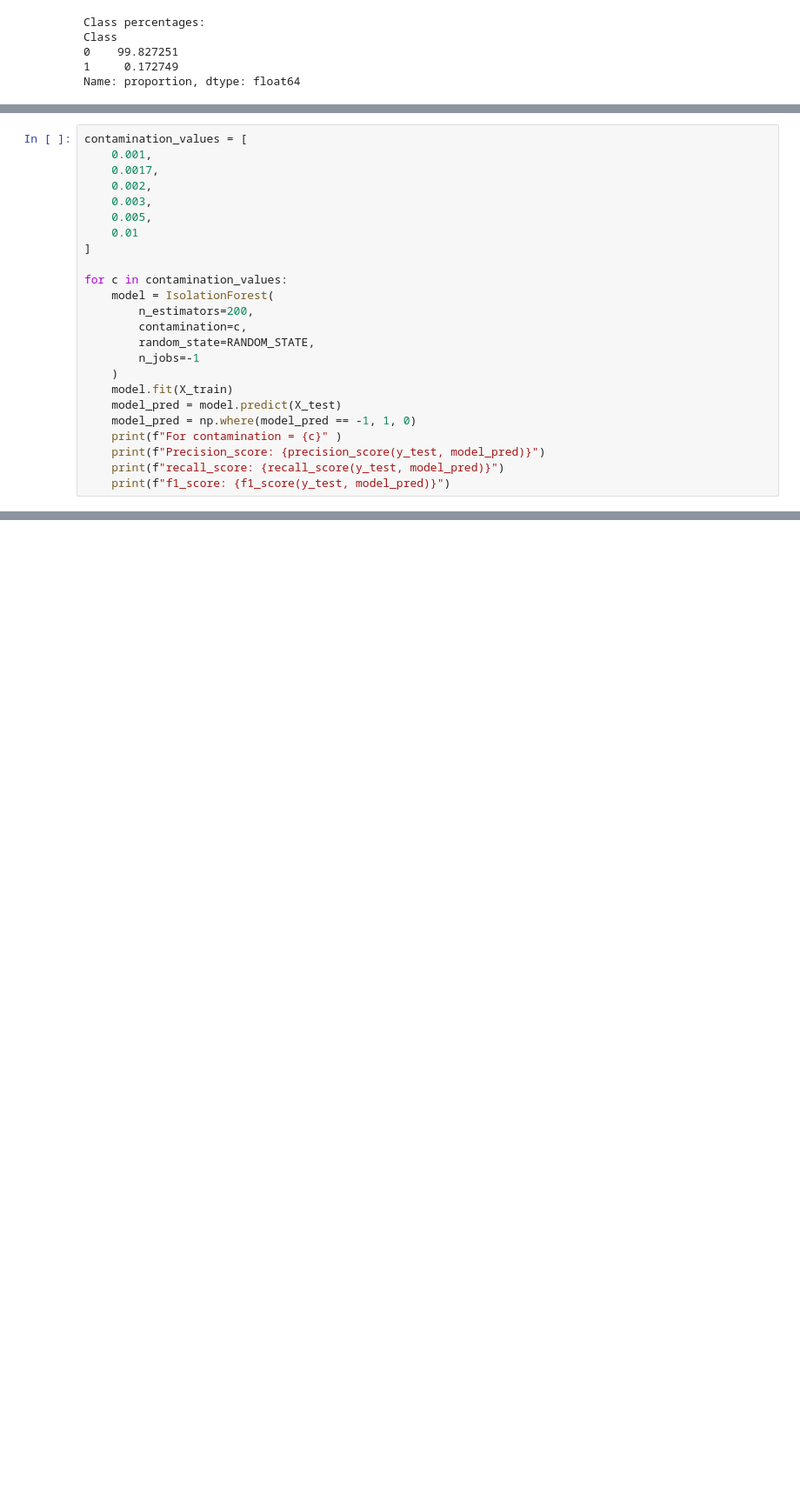
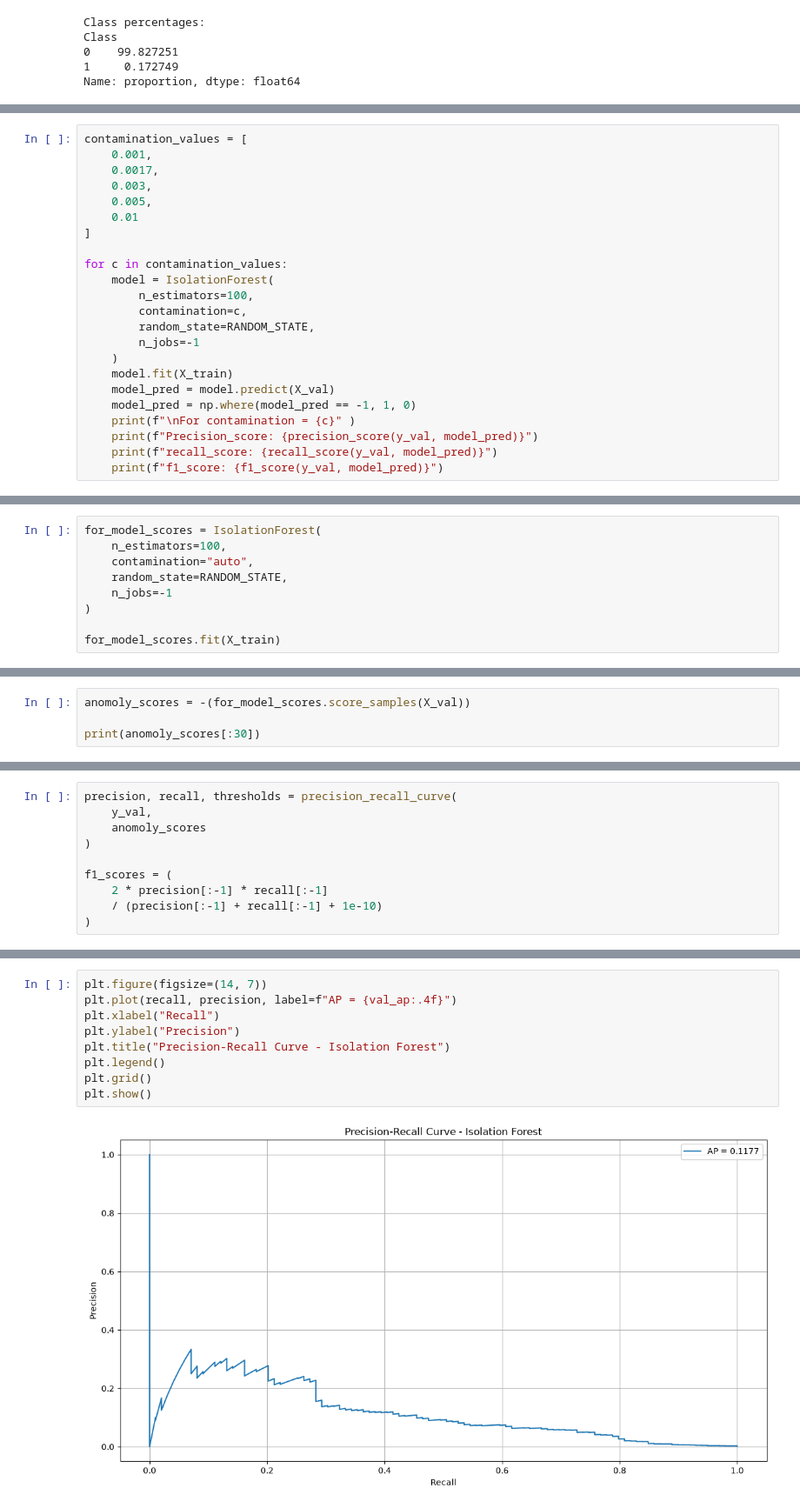
Before and after one commit to YashInLogN/CFO, a Jupyter notebook: credit_card_anamoly_detection.ipynb, the cells around one changed output, grey strips where cells are left out. Shown at 87% size. Cells and saved outputs as stored; diff of their text form; blank space fills up the shorter version.

```diff
--- a/credit_card_anamoly_detection.ipynb
+++ b/credit_card_anamoly_detection.ipynb
@@ -197,7 +192,6 @@ f1_score: 0.24305555555555555
 contamination_values = [
     0.001,
     0.0017,
-    0.002,
     0.003,
     0.005,
     0.01
@@ -205,17 +199,17 @@ contamination_values = [
 
 for c in contamination_values:
     model = IsolationForest(
-        n_estimators=200,
+        n_estimators=100,
         contamination=c,
         random_state=RANDOM_STATE,
         n_jobs=-1
     )
     model.fit(X_train)
-    model_pred = model.predict(X_test)
+    model_pred = model.predict(X_val)
     model_pred = np.where(model_pred == -1, 1, 0)
-    print(f"For contamination = {c}" )
-    print(f"Precision_score: {precision_score(y_test, model_pred)}")
-    print(f"recall_score: {recall_score(y_test, model_pred)}")
-    print(f"f1_score: {f1_score(y_test, model_pred)}")
+    print(f"\nFor contamination = {c}" )
+    print(f"Precision_score: {precision_score(y_val, model_pred)}")
+    print(f"recall_score: {recall_score(y_val, model_pred)}")
+    print(f"f1_score: {f1_score(y_val, model_pred)}")
 # %% [output]
 For contamination = 0.001
@@ -237,0 +286,9 @@ f1_score: 0.16318407960199005
+# %%
+for_model_scores = IsolationForest(
+    n_estimators=100,
+    contamination="auto",
+    random_state=RANDOM_STATE,
+    n_jobs=-1
+)
+
+for_model_scores.fit(X_train)
@@ -237,0 +297,4 @@ f1_score: 0.16318407960199005
+# %%
+anomoly_scores = -(for_model_scores.score_samples(X_val))
+
+print(anomoly_scores[:30])
@@ -237,0 +307,10 @@ f1_score: 0.16318407960199005
+# %%
+precision, recall, thresholds = precision_recall_curve(
+    y_val,
+    anomoly_scores
+)
+
+f1_scores = (
+    2 * precision[:-1] * recall[:-1]
+    / (precision[:-1] + recall[:-1] + 1e-10)
+)
@@ -237,0 +363,11 @@ f1_score: 0.16318407960199005
+# %%
+plt.figure(figsize=(14, 7))
+plt.plot(recall, precision, label=f"AP = {val_ap:.4f}")
+plt.xlabel("Recall")
+plt.ylabel("Precision")
+plt.title("Precision-Recall Curve - Isolation Forest")
+plt.legend()
+plt.grid()
+plt.show()
+# %% [output]
+[figure, added]
```
Also changed, not shown: parts of 37 cells of this notebook.
